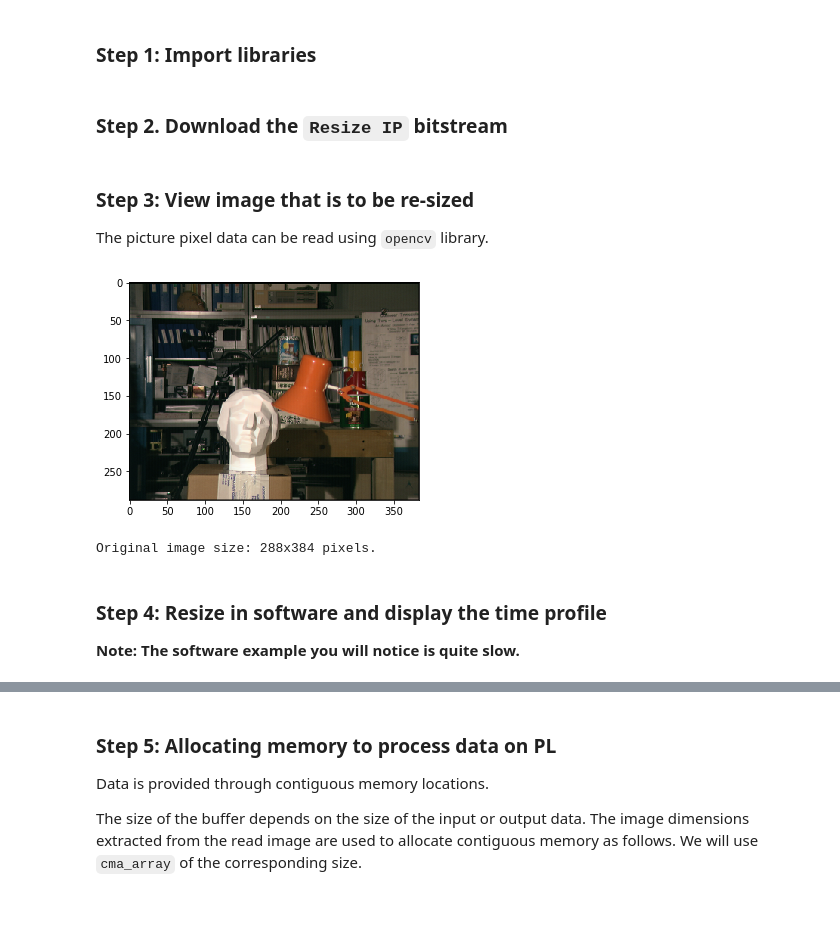
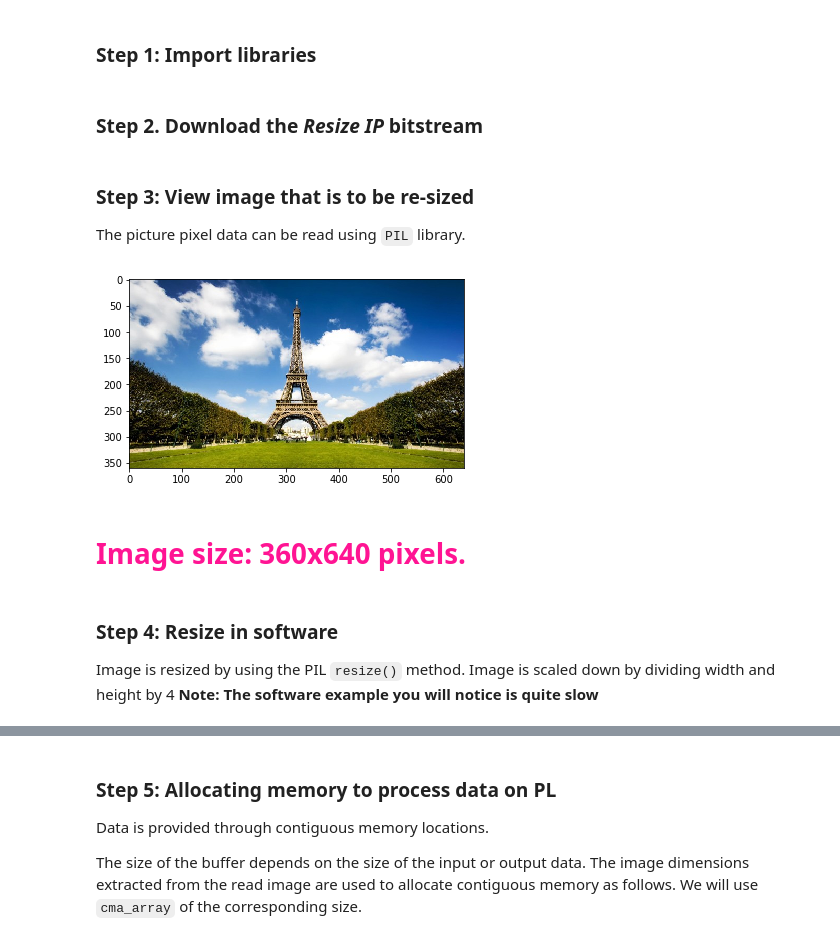
Before and after one commit to Xilinx/PYNQ-DL, a Jupyter notebook: notebooks/resize.ipynb, the cells around one changed output, grey strips where cells are left out. Drawn from its saved outputs; the diff is of its cells as text; code cells hidden in the pictures; blank space fills up the shorter version.

Commit message:
updating resize notebook

```diff
--- a/notebooks/resize.ipynb
+++ b/notebooks/resize.ipynb
@@ -25,4 +21,4 @@ from pynq import Overlay
 # %% [markdown]
 
-### Step 2. Download the `Resize IP` bitstream
+### Step 2. Download the *Resize IP* bitstream
 # %%
@@ -32,22 +28,26 @@ kernel = overlay.resize_accel_0
 # %% [markdown]
 ### Step 3: View image that is to be re-sized
-The picture pixel data can be read using `opencv` library.
+The picture pixel data can be read using `PIL` library.
 # %%
-interval_time = 0
-image_path = "./images/img_l.png"
+image_path = "./images/paris.jpg"
 original_image = Image.open(image_path)
 original_array = np.array(original_image)
 original_image.close()
 
 pyplot.imshow(original_array, interpolation='nearest')
 pyplot.show()
 
 old_width, old_height = original_image.size
-print("Original image size: {}x{} pixels.".format(old_height, old_width))
+
+def printmd(string):
+    display(Markdown('<h1 style="color:DeepPink"> {}</h1>'.format(string)))
+
+printmd("Image size: {}x{} pixels.".format(old_height, old_width))
 # %% [output]
-[figure, old version]
+[figure, new version]
-Original image size: 288x384 pixels.
+<h1 style="color:DeepPink"> Image size: 360x640 pixels.</h1>
 # %% [markdown]
-### Step 4: Resize in software and  display the time profile
-__Note: The software example you will notice is quite slow.__
+### Step 4: Resize in software
+Image is resized by using the PIL `resize()` method. Image is scaled down by dividing width and height by 4
+**Note: The software example you will notice is quite slow**
 # %%
```
Also changed, not shown: parts of 8 cells of this notebook, 2 other files.
